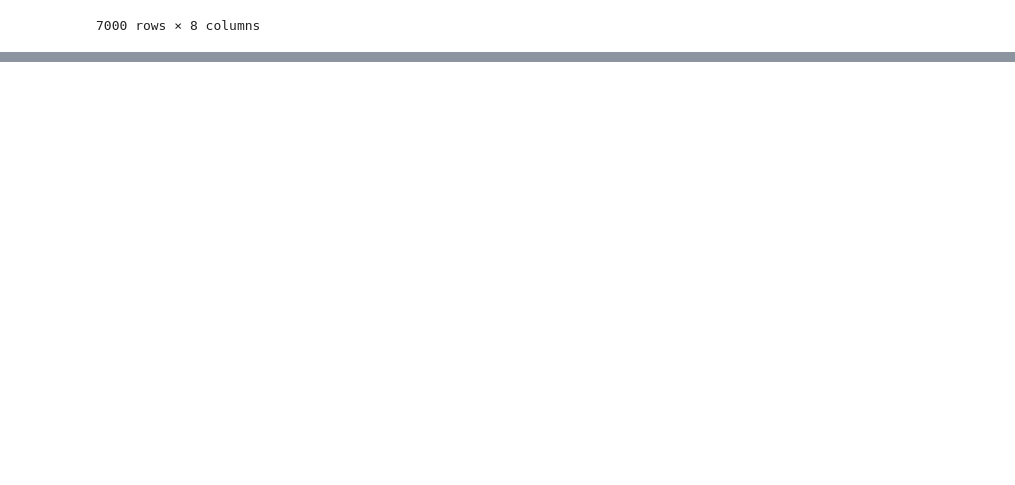
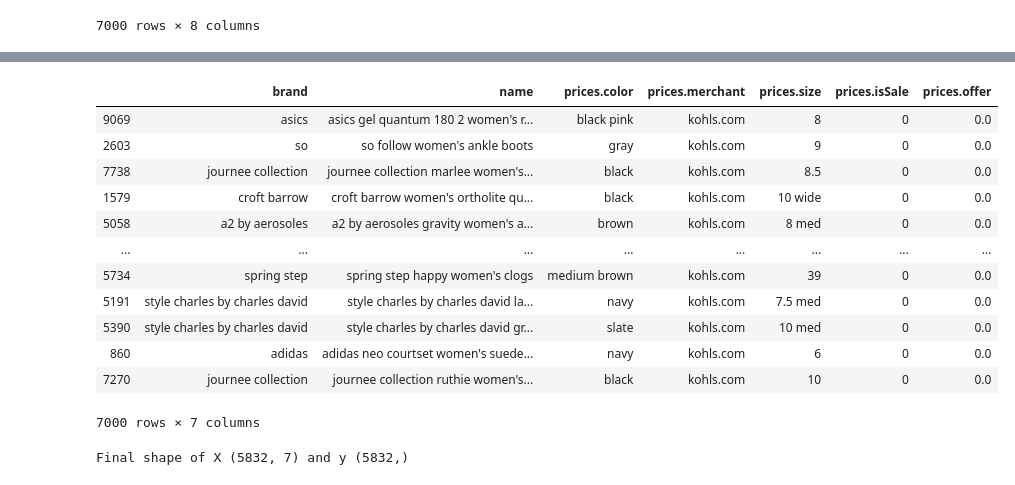
Before and after one commit to asubramaniyan/womens-shoes-price, a Jupyter notebook: womens-shoe-prices-eda.ipynb, the cells around one changed output, grey strips where cells are left out. Drawn from its saved outputs; the diff is of its cells as text; code cells hidden in the pictures; blank space fills up the shorter version.

```diff
--- a/womens-shoe-prices-eda.ipynb
+++ b/womens-shoe-prices-eda.ipynb
@@ -687,0 +773,19 @@ False
+# %%
+X_train = pd.concat([X_train.select_dtypes(include = 'object').apply(lambda x: x.str.lower()), X_train.select_dtypes(exclude = 'object')], axis=1)
+# %%
+X_train
+#df.apply(lambda x: x.dtype)#x[:2] if x.dtype == 'object' else x, axis = 1)
+# %% [output]
+|  | brand | name | prices.color | prices.merchant | prices.size | prices.isSale | prices.offer |
+| 9069 | asics | asics gel quantum 180 2 women's r... | black pink | kohls.com | 8 | 0 | 0.0 |
+| 2603 | so | so follow women's ankle boots | gray | kohls.com | 9 | 0 | 0.0 |
+| 7738 | journee collection | journee collection marlee women's... | black | kohls.com | 8.5 | 0 | 0.0 |
+| 1579 | croft barrow | croft barrow women's ortholite qu... | black | kohls.com | 10 wide | 0 | 0.0 |
+| 5058 | a2 by aerosoles | a2 by aerosoles gravity women's a... | brown | kohls.com | 8 med | 0 | 0.0 |
+| ... | ... | ... | ... | ... | ... | ... | ... |
+| 5734 | spring step | spring step happy women's clogs | medium brown | kohls.com | 39 | 0 | 0.0 |
+| 5191 | style charles by charles david | style charles by charles david la... | navy | kohls.com | 7.5 med | 0 | 0.0 |
+| 5390 | style charles by charles david | style charles by charles david gr... | slate | kohls.com | 10 med | 0 | 0.0 |
+| 860 | adidas | adidas neo courtset women's suede... | navy | kohls.com | 6 | 0 | 0.0 |
+| 7270 | journee collection | journee collection ruthie women's... | black | kohls.com | 10 | 0 | 0.0 |
+7000 rows × 7 columns
@@ -687,0 +798,4 @@ False
+# %%
+print(f'Final shape of X {X_train.shape} and y {y_train.shape}')
+# %% [output]
+Final shape of X (5832, 7) and y (5832,)
```
Also changed, not shown: parts of 31 cells of this notebook.
